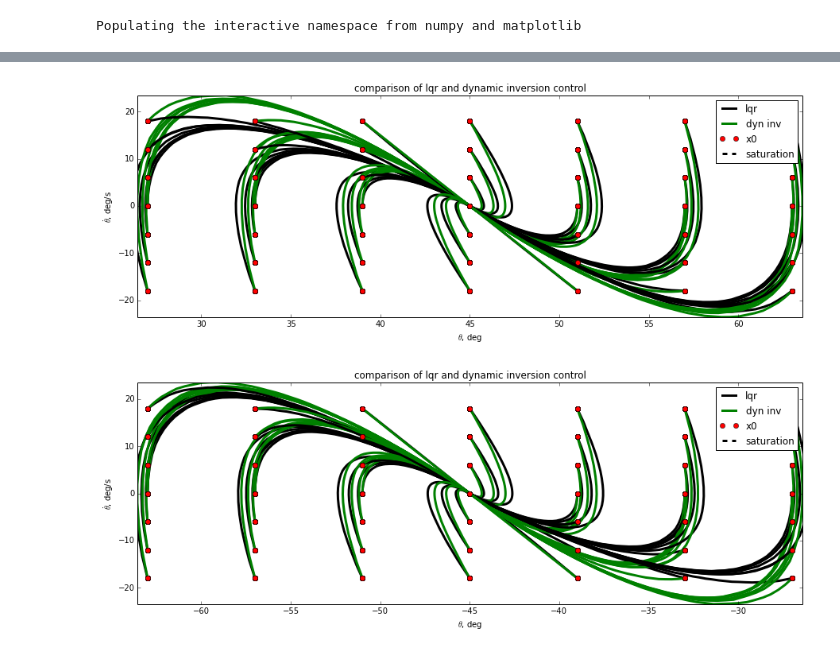
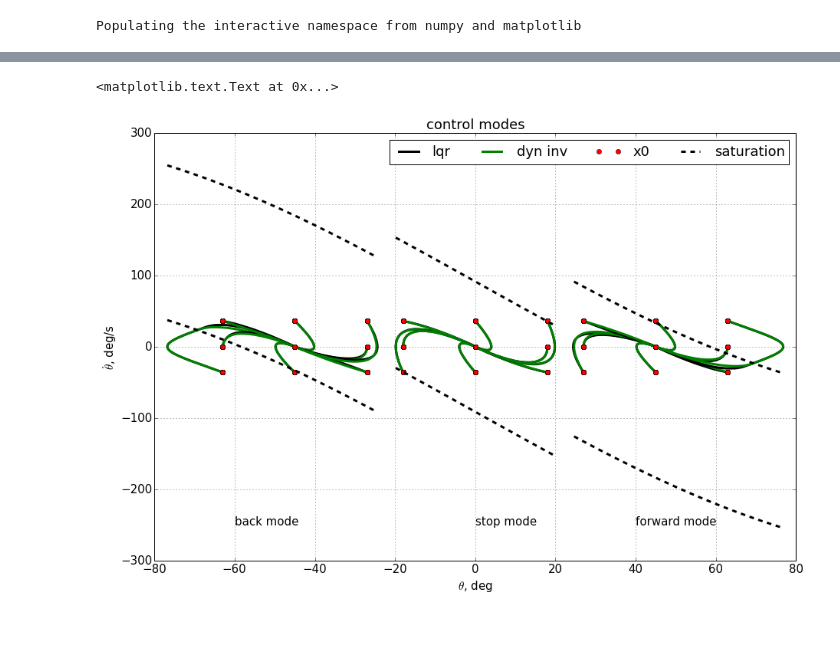
Before and after one commit to jgoppert/control-systems, a Jupyter notebook: Segway.ipynb, the cells around one changed output, grey strips where cells are left out. Drawn from its saved outputs; the diff is of its cells as text; code cells hidden in the pictures; blank space fills up the shorter version.

```diff
--- a/Segway.ipynb
+++ b/Segway.ipynb
@@ -6,6 +6,9 @@ import sympy
 import sympy.physics.mechanics as mech
 from sympy.utilities.autowrap import ufuncify
 sympy.init_printing()
+rcParams['lines.linewidth']=3
+rcParams['font.size']=15
+rcParams['figure.figsize']=(15,5)
 # %% [output]
 Populating the interactive namespace from numpy and matplotlib
 # %%
@@ -142,11 +147,18 @@ def do_plotting(op):
 # %%
-def operating_point(x0):
+def operating_point(x0, c_dict, d=None, n_x0=3):
 
-    x0_list = x0 + array([[i, j] for i in linspace(-d, d, n_x0) for j in linspace(-d, d, n_x0)])
+    if d is None:
+        d = pi/10*ones(len(x0))
+
+    u_max = c_dict['u_max']
+
+    f_sim, A_sym, B_sym, rhs = derive_eoms(c_dict)
+
+    x0_list = x0 + array([[i, j] for i in linspace(-d[0], d[0], n_x0) for j in linspace(-d[1], d[1], n_x0)])
 
     # lqr control
     A, B = linearize_eoms(A_sym, B_sym, x0)
-    Q = 1.0*eye(2)
+    Q = diag([1,0])
     R = eye(1)
     K = control.care(A, B, Q=Q, R=R)[2]
 
@@ -157,7 +169,7 @@ def operating_point(x0):
     wn_closed, zeta_closed, P_closed = ss_closed.damp()
 
     # use same speed as lqr for dyn. inv.
-    f_dyn_inv, dyn_inv_expr = derive_dyn_inv_contr(zeta=1, wn=wn_closed.max())
+    f_dyn_inv, dyn_inv_expr = derive_dyn_inv_contr(ss_closed.A, rhs, c_dict)
     f_dyn_inv_sat, dyn_inv_sat_expr = derive_dyn_inv_saturation(dyn_inv_expr)
 
     u0 = f_dyn_inv(x0, x0[0])
@@ -170,5 +182,11 @@ def operating_point(x0):
         'x0_list': x0_list,
         'y_lqr': y_lqr,
         'y_dyn_inv': y_dyn_inv,
-        'f_dyn_inv_sat': f_dyn_inv_sat
+        'f_dyn_inv_sat': f_dyn_inv_sat,
+        'ss_closed': ss_closed,
+        'ss_open': ss_closed,
+        'u_max': u_max,
+        'n_x0': n_x0,
+        'd': d,
+        'c_dict': c_dict,
     }
@@ -192,12 +193,23 @@ do_plotting(op1)
-# %%
-op2 = operating_point([pi/4,0])
-do_plotting(op2)
-# %% [output]
-[figure, removed]
-# %%
-op3 = operating_point([-pi/4,0])
-do_plotting(op3)
-# %% [output]
-[figure, removed]
+# %%
+# dynamics
+c_dict = {'m':1, 'J':1, 'g':9.8, 'l':1, 'u_max': 10}
+d = [pi/10, pi/5]
+n_x0 = 3
+op1 = operating_point([-pi/4,0], c_dict, d, n_x0)
+op2 = operating_point([0,0], c_dict, d, n_x0)
+op3 = operating_point([pi/4,0], c_dict, d, n_x0)
+# %%
+figure(figsize(15,10))
+do_plotting(op1,  show_legend=True)
+do_plotting(op2)
+do_plotting(op3)
+grid()
+text(-60, -250, 'back mode')
+text(0, -250, 'stop mode')
+text(40, -250, 'forward mode')
+title('control modes')
+# %% [output]
+<matplotlib.text.Text at 0x...>
+[figure, added]
 # %%
 import picos
```
Also changed, not shown: parts of 6 cells of this notebook, 16 other files.
